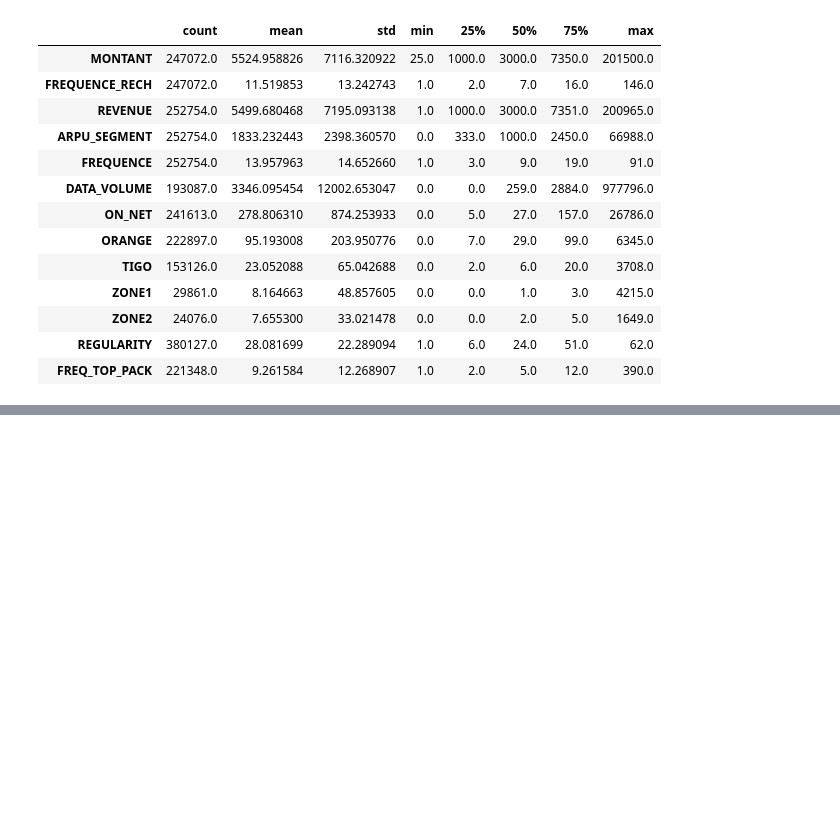
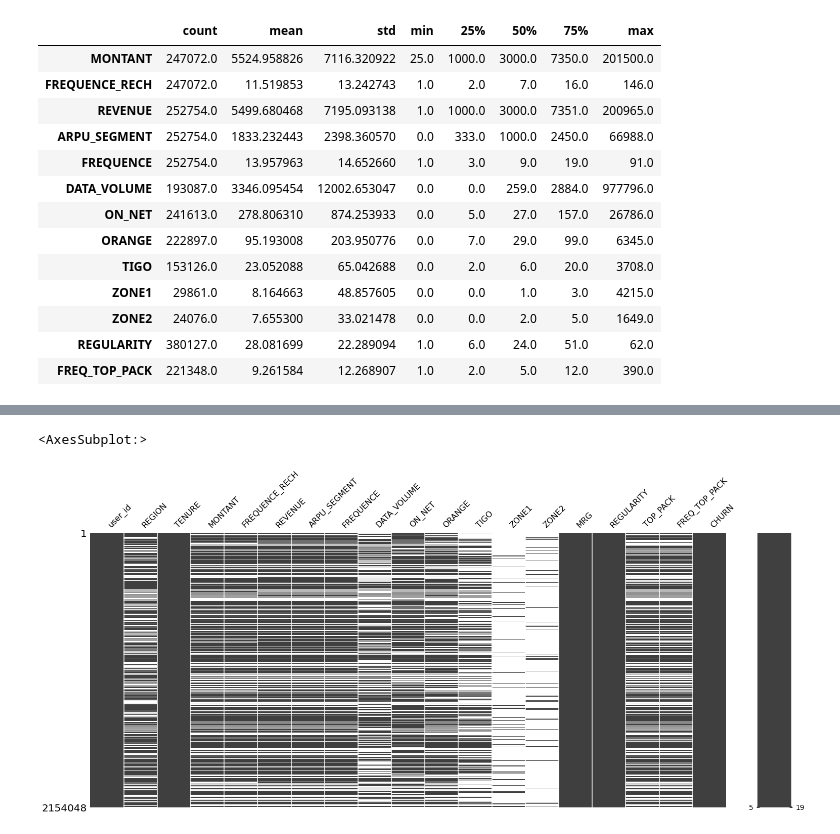
Before and after one commit to Kwabena-Kobiri/Expresso-prediction, a Jupyter notebook: Expresso_Churn_Prediction_With_Tensorflow.ipynb, the cells around one changed output, grey strips where cells are left out. Drawn from its saved outputs; the diff is of its cells as text; code cells hidden in the pictures; blank space fills up the shorter version.

```diff
--- a/Expresso_Churn_Prediction_With_Tensorflow.ipynb
+++ b/Expresso_Churn_Prediction_With_Tensorflow.ipynb
@@ -108,0 +145,7 @@ Test.describe().T
+# %%
+# Viewing missing values in the Train dataset.
+# White lines denote the presence of missing values
+msno.matrix(Train)
+# %% [output]
+<AxesSubplot:>
+[figure, added]
```
Also changed, not shown: parts of 3 cells of this notebook.
